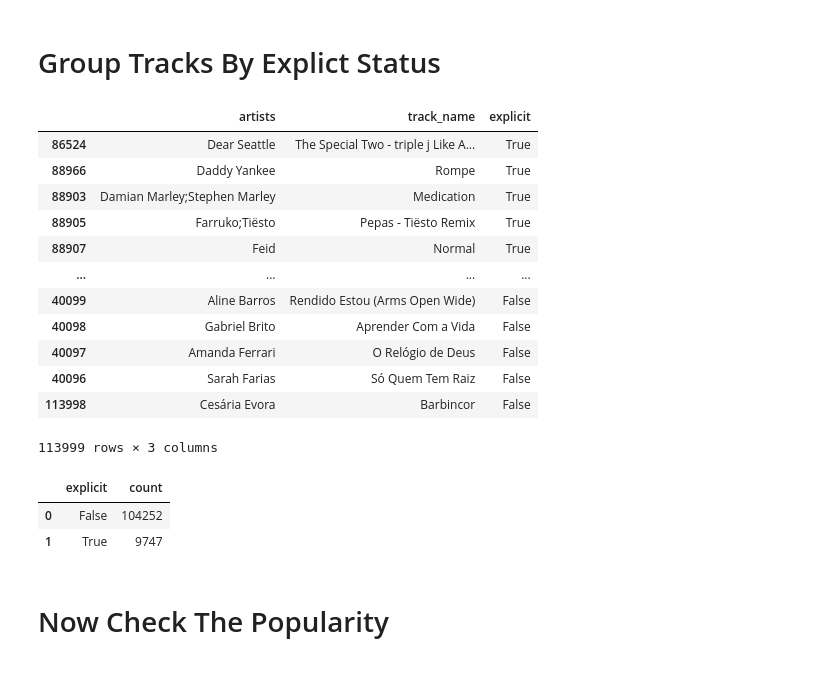
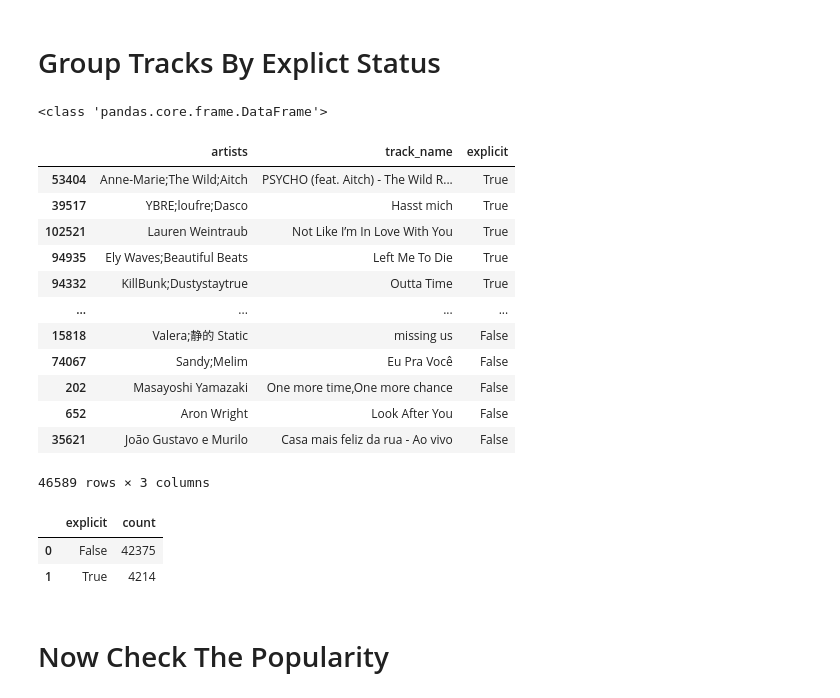
Before and after one commit to sahra02/Spotify-Music-Trend-Analysis, a Jupyter notebook: jupyter_notebooks/Notebook_Explicit_NonExplicitLyrics.ipynb, the cells around one changed output. Drawn from its saved outputs; the diff is of its cells as text; code cells hidden in the pictures.

Commit message:
edits to explicit lyrics notebook start of additional spotify features

```diff
--- a/jupyter_notebooks/Notebook_Explicit_NonExplicitLyrics.ipynb
+++ b/jupyter_notebooks/Notebook_Explicit_NonExplicitLyrics.ipynb
@@ -129,44 +122,52 @@ spotifydataset_Visualisation.csv
 # %%
 #Group tracks by explicit status
 
-#delete pure duplicates
-dfSpotify_DataSet_Temp = dfSpotify_DataSet_Work.sort_values(by='popularity', ascending=False).drop_duplicates(
-    subset=["artists","album_name","track_name"], keep='first')
+#delete pure duplicates and sort by explicit
+dfSpotify_DataSet_Temp = (
+    dfSpotify_DataSet_Work
+    .sort_values(by="popularity", ascending=False)
+    .drop_duplicates(
+        subset=["artists", "album_name", "track_name"],
+        keep="first"
+    )
+    .drop_duplicates(
+        subset=["album_name"],
+        keep="first"
+    )
+    .sort_values(by="explicit", ascending=False)
+)
 
-dfSpotify_DataSet_Temp = dfSpotify_DataSet_Work.sort_values(
-    by='popularity', ascending=False).drop_duplicates(subset=['album_name'], keep='first').groupby('explicit')
+
 
 #just show artist, track name and explicit
-dfSpotify_DataSet_Temp = dfSpotify_DataSet_Work[["artists", "track_name", "explicit"]]
-
-#sort by explicit
-dfSpotify_DataSet_Temp = dfSpotify_DataSet_Temp.sort_values(by='explicit', ascending=False)
+dfSpotify_DataSet_Temp = dfSpotify_DataSet_Temp[["artists", "track_name", "explicit"]]
 
 #show results
 display(dfSpotify_DataSet_Temp)
 # %% [output]
+<class 'pandas.core.frame.DataFrame'>
 |  | artists | track_name | explicit |
-| 86524 | Dear Seattle | The Special Two - triple j Like A... | True |
-| 88966 | Daddy Yankee | Rompe | True |
-| 88903 | Damian Marley;Stephen Marley | Medication | True |
-| 88905 | Farruko;Tiësto | Pepas - Tiësto Remix | True |
-| 88907 | Feid | Normal | True |
+| 53404 | Anne-Marie;The Wild;Aitch | PSYCHO (feat. Aitch) - The Wild R... | True |
+| 39517 | YBRE;loufre;Dasco | Hasst mich | True |
+| 102521 | Lauren Weintraub | Not Like I’m In Love With You | True |
+| 94935 | Ely Waves;Beautiful Beats | Left Me To Die | True |
+| 94332 | KillBunk;Dustystaytrue | Outta Time | True |
 | ... | ... | ... | ... |
-| 40099 | Aline Barros | Rendido Estou (Arms Open Wide) | False |
-| 40098 | Gabriel Brito | Aprender Com a Vida | False |
-| 40097 | Amanda Ferrari | O Relógio de Deus | False |
-| 40096 | Sarah Farias | Só Quem Tem Raiz | False |
-| 113998 | Cesária Evora | Barbincor | False |
+| 15818 | Valera;静的 Static | missing us | False |
+| 74067 | Sandy;Melim | Eu Pra Você | False |
+| 202 | Masayoshi Yamazaki | One more time,One more chance | False |
+| 652 | Aron Wright | Look After You | False |
+| 35621 | João Gustavo e Murilo | Casa mais feliz da rua - Ao vivo | False |
-113999 rows × 3 columns
+46589 rows × 3 columns
 # %%
 #get count of explict and non explicit songs
-dfSpotify_DataSet_Temp1 = dfSpotify_DataSet_Temp.groupby('explicit').size().reset_index(name='count')
+dfSpotify_DataSet_Temp1 = dfSpotify_DataSet_Temp.groupby("explicit").size().reset_index(name="count")
 
 #show results
 dfSpotify_DataSet_Temp1
 # %% [output]
 |  | explicit | count |
-| 0 | False | 104252 |
-| 1 | True | 9747 |
+| 0 | False | 42375 |
+| 1 | True | 4214 |
 # %%
 #plot count of explicit and non-explicit songs
```
Also changed, not shown: parts of 4 cells of this notebook, 1 other file.
